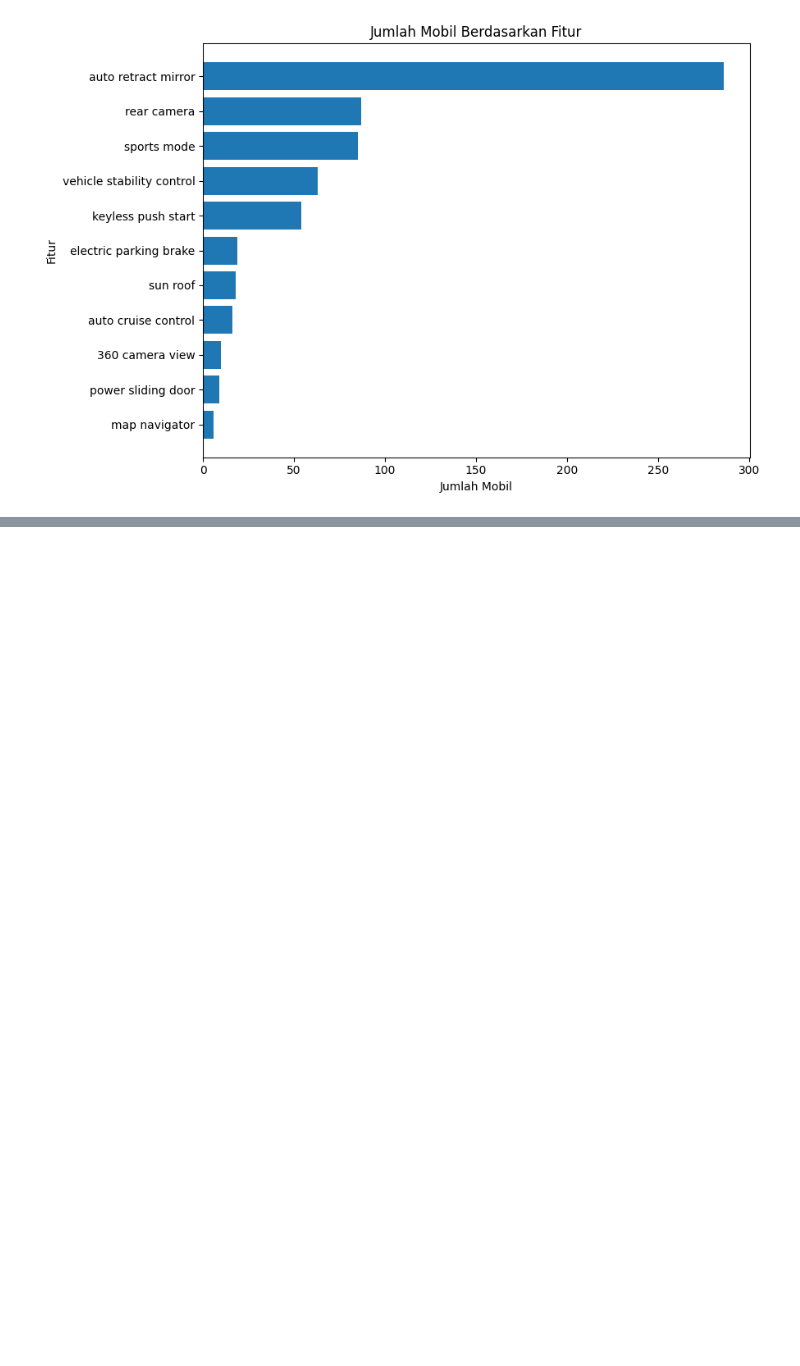
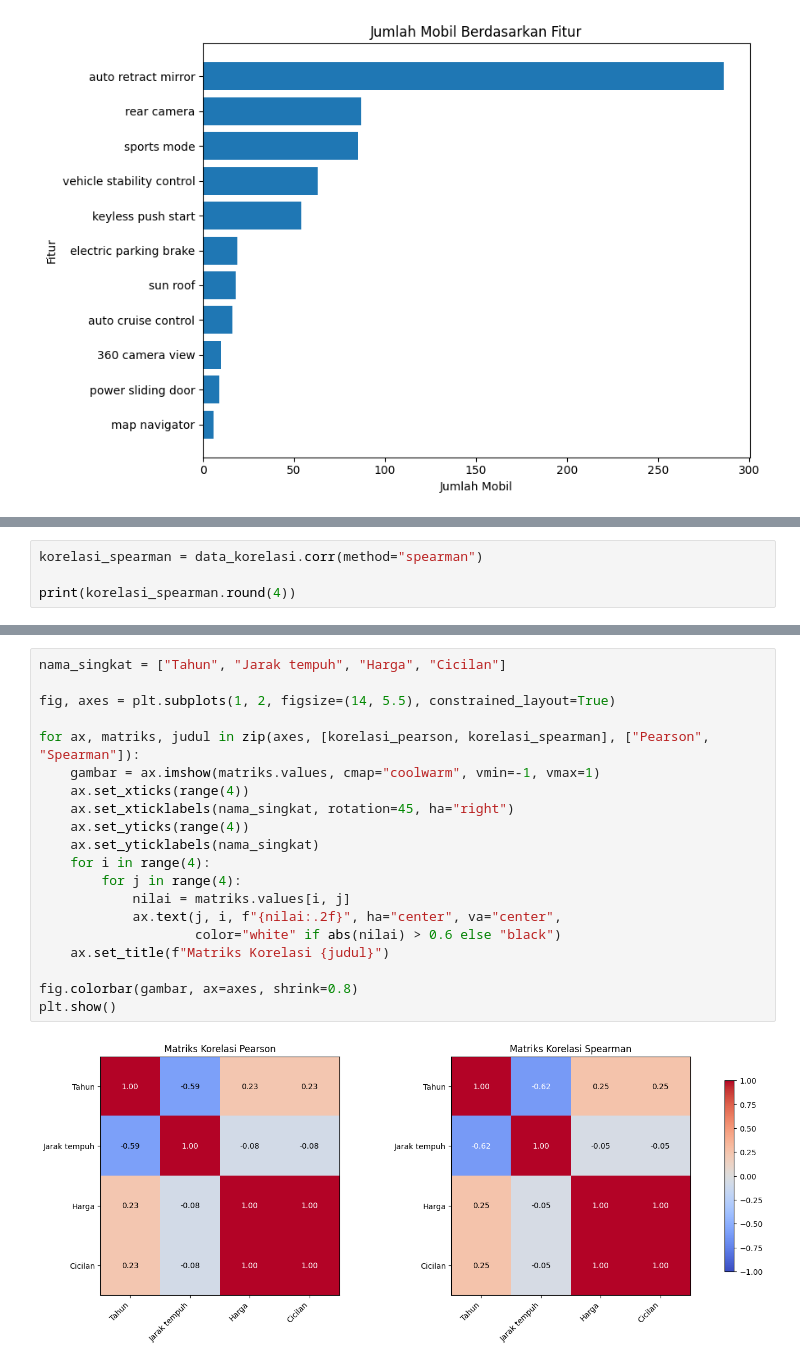
Before and after one commit to farid24ti/Project-Probabilitas-dan-Statistika---Kelompok-9, a Jupyter notebook: Statistika_Deskriptif_Kelompok_9.ipynb, the cells around one changed output, grey strips where cells are left out. Drawn from its saved outputs; the diff is of its cells as text; blank space fills up the shorter version.

```diff
--- a/Statistika_Deskriptif_Kelompok_9.ipynb
+++ b/Statistika_Deskriptif_Kelompok_9.ipynb
@@ -261,0 +323,4 @@ plt.show()
+# %%
+korelasi_spearman = data_korelasi.corr(method="spearman")
+
+print(korelasi_spearman.round(4))
@@ -261,0 +377,22 @@ plt.show()
+# %%
+nama_singkat = ["Tahun", "Jarak tempuh", "Harga", "Cicilan"]
+
+fig, axes = plt.subplots(1, 2, figsize=(14, 5.5), constrained_layout=True)
+
+for ax, matriks, judul in zip(axes, [korelasi_pearson, korelasi_spearman], ["Pearson", "Spearman"]):
+    gambar = ax.imshow(matriks.values, cmap="coolwarm", vmin=-1, vmax=1)
+    ax.set_xticks(range(4))
+    ax.set_xticklabels(nama_singkat, rotation=45, ha="right")
+    ax.set_yticks(range(4))
+    ax.set_yticklabels(nama_singkat)
+    for i in range(4):
+        for j in range(4):
+            nilai = matriks.values[i, j]
+            ax.text(j, i, f"{nilai:.2f}", ha="center", va="center",
+                    color="white" if abs(nilai) > 0.6 else "black")
+    ax.set_title(f"Matriks Korelasi {judul}")
+
+fig.colorbar(gambar, ax=axes, shrink=0.8)
+plt.show()
+# %% [output]
+[figure, added]
```
Also changed, not shown: parts of 15 cells of this notebook.
